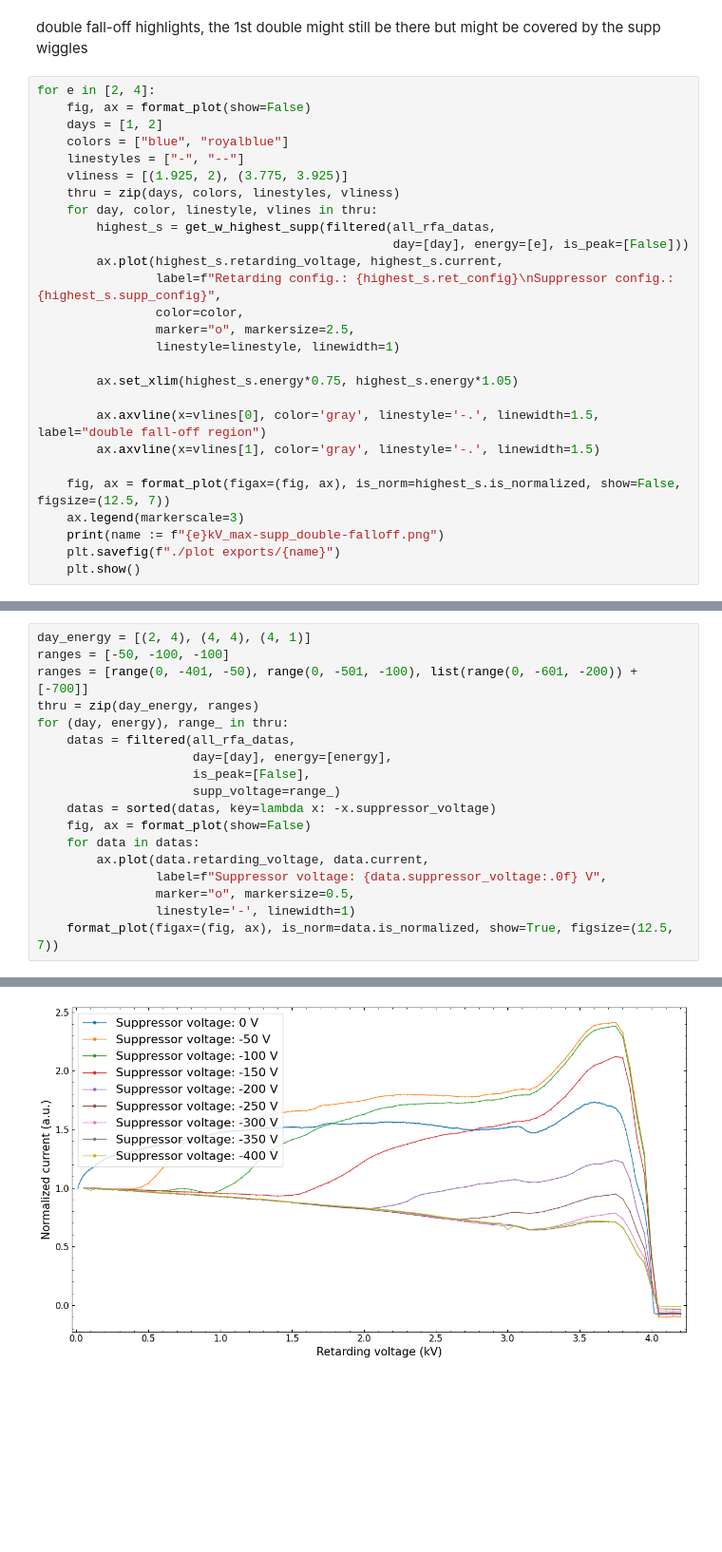
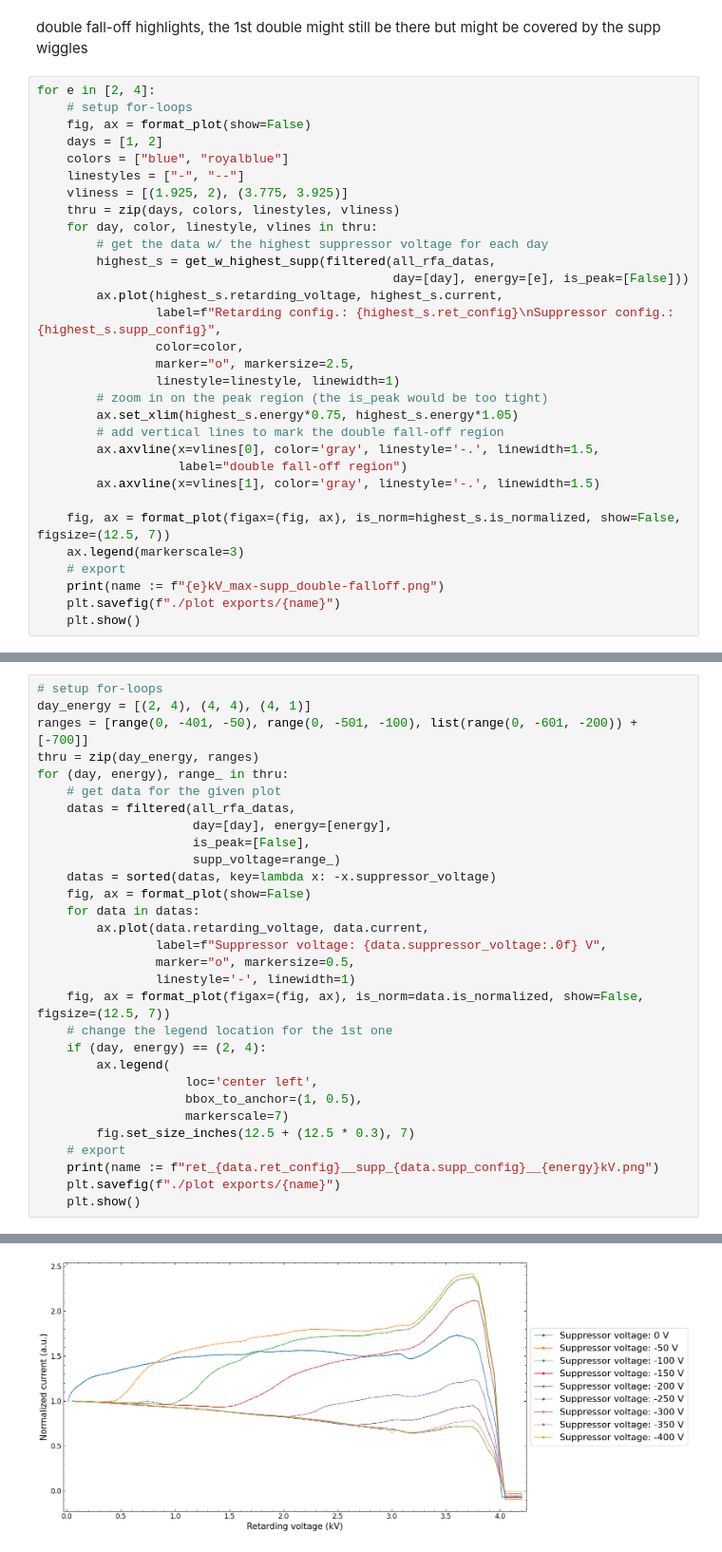
Before and after one commit to naki23/PL4-RFA, a Jupyter notebook: RFA_main2.ipynb, the cells around one changed output, grey strips where cells are left out. Shown at 95% size. Drawn from its saved outputs; the diff is of its cells as text; blank space fills up the shorter version.

Commit message:
supp sweep done

```diff
--- a/RFA_main2.ipynb
+++ b/RFA_main2.ipynb
@@ -508,6 +512,7 @@ for e in [2, 4]:
 double fall-off highlights, the 1st double might still be there but might be covered by the supp wiggles
 # %%
 for e in [2, 4]:
+    # setup for-loops
     fig, ax = format_plot(show=False)
     days = [1, 2]
     colors = ["blue", "royalblue"]
@@ -515,6 +520,7 @@ for e in [2, 4]:
     vliness = [(1.925, 2), (3.775, 3.925)]
     thru = zip(days, colors, linestyles, vliness)
     for day, color, linestyle, vlines in thru:
+        # get the data w/ the highest suppressor voltage for each day
         highest_s = get_w_highest_supp(filtered(all_rfa_datas,
                                                 day=[day], energy=[e], is_peak=[False]))
         ax.plot(highest_s.retarding_voltage, highest_s.current,
@@ -522,14 +528,16 @@ for e in [2, 4]:
                 color=color,
                 marker="o", markersize=2.5,
                 linestyle=linestyle, linewidth=1)
-
+        # zoom in on the peak region (the is_peak would be too tight)
         ax.set_xlim(highest_s.energy*0.75, highest_s.energy*1.05)
-
-        ax.axvline(x=vlines[0], color='gray', linestyle='-.', linewidth=1.5, label="double fall-off region")
+        # add vertical lines to mark the double fall-off region
+        ax.axvline(x=vlines[0], color='gray', linestyle='-.', linewidth=1.5,
+                   label="double fall-off region")
         ax.axvline(x=vlines[1], color='gray', linestyle='-.', linewidth=1.5)
 
     fig, ax = format_plot(figax=(fig, ax), is_norm=highest_s.is_normalized, show=False, figsize=(12.5, 7))
     ax.legend(markerscale=3)
+    # export
     print(name := f"{e}kV_max-supp_double-falloff.png")
     plt.savefig(f"./plot exports/{name}")
     plt.show()
@@ -543,9 +553,10 @@ Vsupp sweeps: day2 4k, day4 4k, day4 1k
 # %%
+# setup for-loops
 day_energy = [(2, 4), (4, 4), (4, 1)]
-ranges = [-50, -100, -100]
 ranges = [range(0, -401, -50), range(0, -501, -100), list(range(0, -601, -200)) + [-700]]
 thru = zip(day_energy, ranges)
 for (day, energy), range_ in thru:
+    # get data for the given plot
     datas = filtered(all_rfa_datas,
                      day=[day], energy=[energy],
                      is_peak=[False],
@@ -557,5 +568,16 @@ for (day, energy), range_ in thru:
                 label=f"Suppressor voltage: {data.suppressor_voltage:.0f} V",
                 marker="o", markersize=0.5,
                 linestyle='-', linewidth=1)
-    format_plot(figax=(fig, ax), is_norm=data.is_normalized, show=True, figsize=(12.5, 7))
+    fig, ax = format_plot(figax=(fig, ax), is_norm=data.is_normalized, show=False, figsize=(12.5, 7))
+    # change the legend location for the 1st one
+    if (day, energy) == (2, 4):
+        ax.legend(
+                    loc='center left',
+                    bbox_to_anchor=(1, 0.5),
+                    markerscale=7)
+        fig.set_size_inches(12.5 + (12.5 * 0.3), 7)
+    # export
+    print(name := f"ret_{data.ret_config}__supp_{data.supp_config}__{energy}kV.png")
+    plt.savefig(f"./plot exports/{name}")
+    plt.show()
 # %% [output]
@@ -562 +585 @@ for (day, energy), range_ in thru:
-[figure, old version]
+[figure, new version]
```
Also changed, not shown: parts of 5 cells of this notebook, 3 other files.
